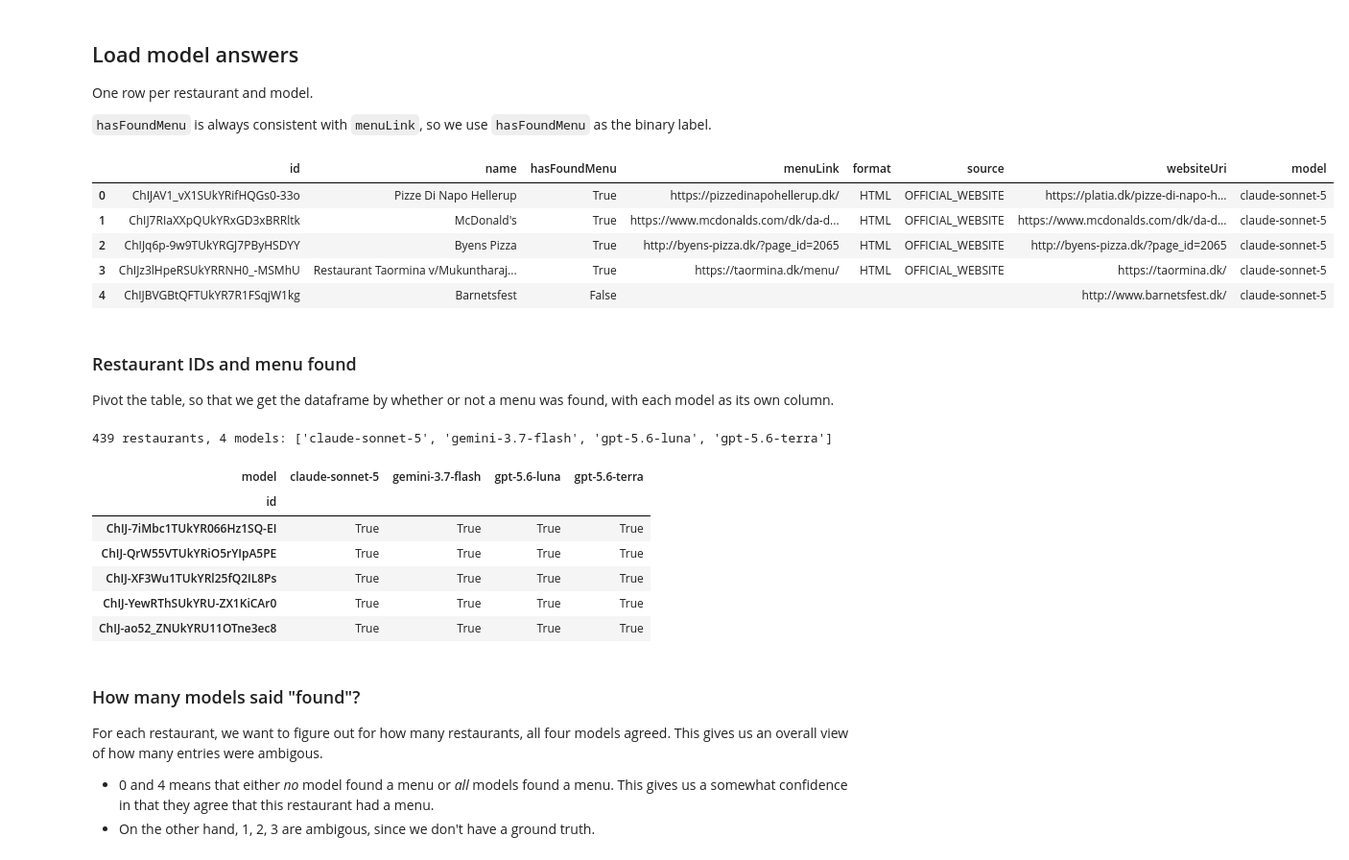
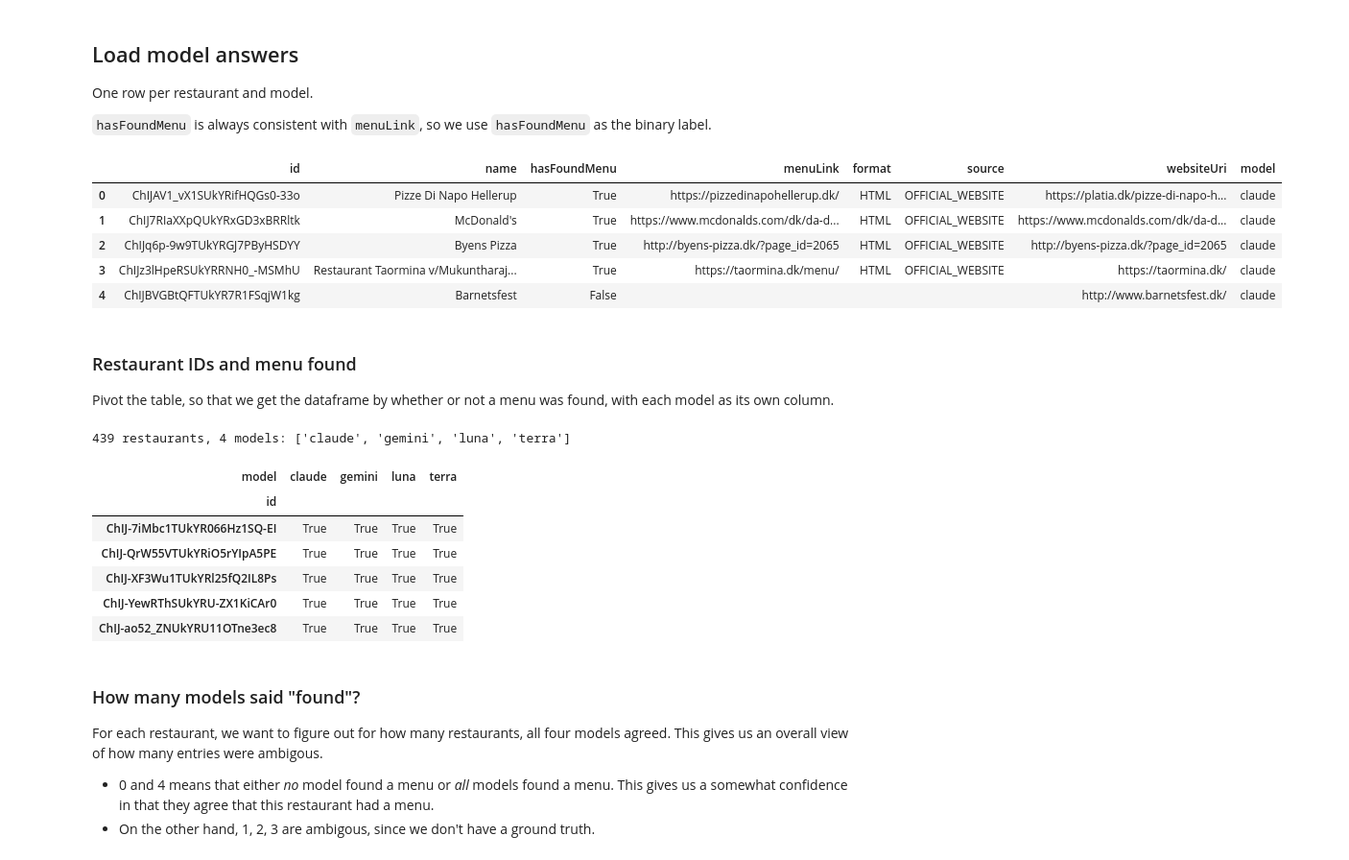
Before and after one commit to rakulmaria/cph-menu-finder, a Jupyter notebook: src/cph-menu-finder/analyser_10percent_sample_run.ipynb, the cells around one changed output. Shown at 96% size. Cells and saved outputs as stored; diff of their text form; code cells hidden in the pictures.

```diff
--- a/src/cph-menu-finder/analyser_10percent_sample_run.ipynb
+++ b/src/cph-menu-finder/analyser_10percent_sample_run.ipynb
@@ -213,24 +219,29 @@ One row per restaurant and model.
 # %%
 files = sorted(csv_path.glob('20260917-*'))
 
 dfs = []
 for f in files:
     df = pd.read_csv(f, usecols=['model', 'input', 'answer'])
     answer = pd.json_normalize(df['answer'].apply(json.loads))
     # websiteUri is only in the input we sent to the model
     answer['websiteUri'] = df['input'].apply(lambda s: json.loads(s).get('websiteUri'))
     answer['model'] = df['model'].str.split('/').str[1]
     dfs.append(answer)
 
 df = pd.concat(dfs, ignore_index=True)
+
+df["model"] = df["model"].str.extract(
+    r"(claude|gemini|luna|terra)",
+    expand=False,
+)
 df.head()
 # %% [output]
 |  | id | name | hasFoundMenu | menuLink | format | source | websiteUri | model |
-| 0 | ChIJAV1_vX1SUkYRifHQGs0-33o | Pizze Di Napo Hellerup | True | https://pizzedinapohellerup.dk/ | HTML | OFFICIAL_WEBSITE | https://platia.dk/pizze-di-napo-h... | claude-sonnet-5 |
-| 1 | ChIJ7RIaXXpQUkYRxGD3xBRRltk | McDonald's | True | https://www.mcdonalds.com/dk/da-d... | HTML | OFFICIAL_WEBSITE | https://www.mcdonalds.com/dk/da-d... | claude-sonnet-5 |
-| 2 | ChIJq6p-9w9TUkYRGJ7PByHSDYY | Byens Pizza | True | http://byens-pizza.dk/?page_id=2065 | HTML | OFFICIAL_WEBSITE | http://byens-pizza.dk/?page_id=2065 | claude-sonnet-5 |
-| 3 | ChIJz3lHpeRSUkYRRNH0_-MSMhU | Restaurant Taormina v/Mukuntharaj... | True | https://taormina.dk/menu/ | HTML | OFFICIAL_WEBSITE | https://taormina.dk/ | claude-sonnet-5 |
-| 4 | ChIJBVGBtQFTUkYR7R1FSqjW1kg | Barnetsfest | False |  |  |  | http://www.barnetsfest.dk/ | claude-sonnet-5 |
+| 0 | ChIJAV1_vX1SUkYRifHQGs0-33o | Pizze Di Napo Hellerup | True | https://pizzedinapohellerup.dk/ | HTML | OFFICIAL_WEBSITE | https://platia.dk/pizze-di-napo-h... | claude |
+| 1 | ChIJ7RIaXXpQUkYRxGD3xBRRltk | McDonald's | True | https://www.mcdonalds.com/dk/da-d... | HTML | OFFICIAL_WEBSITE | https://www.mcdonalds.com/dk/da-d... | claude |
+| 2 | ChIJq6p-9w9TUkYRGJ7PByHSDYY | Byens Pizza | True | http://byens-pizza.dk/?page_id=2065 | HTML | OFFICIAL_WEBSITE | http://byens-pizza.dk/?page_id=2065 | claude |
+| 3 | ChIJz3lHpeRSUkYRRNH0_-MSMhU | Restaurant Taormina v/Mukuntharaj... | True | https://taormina.dk/menu/ | HTML | OFFICIAL_WEBSITE | https://taormina.dk/ | claude |
+| 4 | ChIJBVGBtQFTUkYR7R1FSqjW1kg | Barnetsfest | False |  |  |  | http://www.barnetsfest.dk/ | claude |
 # %% [markdown]
 ### Restaurant IDs and menu found
 
@@ -242,8 +253,8 @@ models = list(found.columns)
 print(f"{len(found)} restaurants, {len(models)} models: {models}")
 found.head()
 # %% [output]
-439 restaurants, 4 models: ['claude-sonnet-5', 'gemini-3.7-flash', 'gpt-5.6-luna', 'gpt-5.6-terra']
+439 restaurants, 4 models: ['claude', 'gemini', 'luna', 'terra']
-| model | claude-sonnet-5 | gemini-3.7-flash | gpt-5.6-luna | gpt-5.6-terra |
+| model | claude | gemini | luna | terra |
 | id |  |  |  |  |
 | ChIJ-7iMbc1TUkYR066Hz1SQ-EI | True | True | True | True |
 | ChIJ-QrW55VTUkYRiO5rYIpA5PE | True | True | True | True |
```
Also changed, not shown: parts of 12 cells of this notebook, 2 other files.
